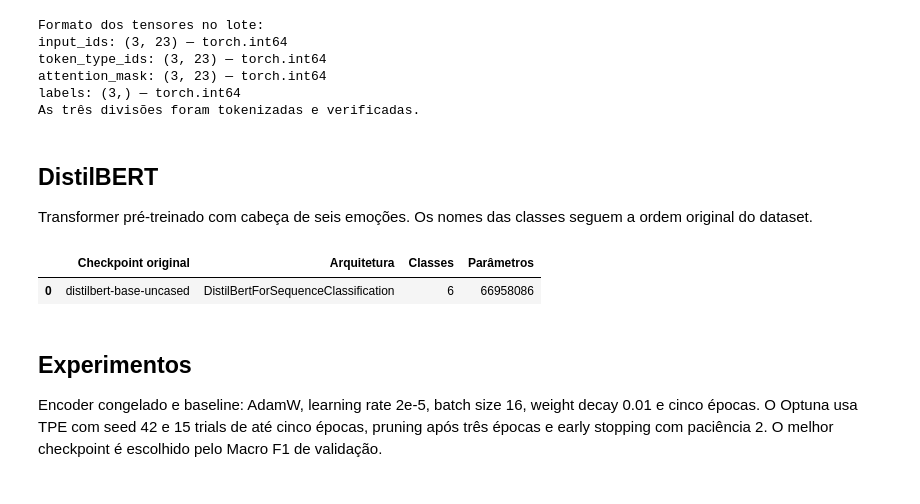
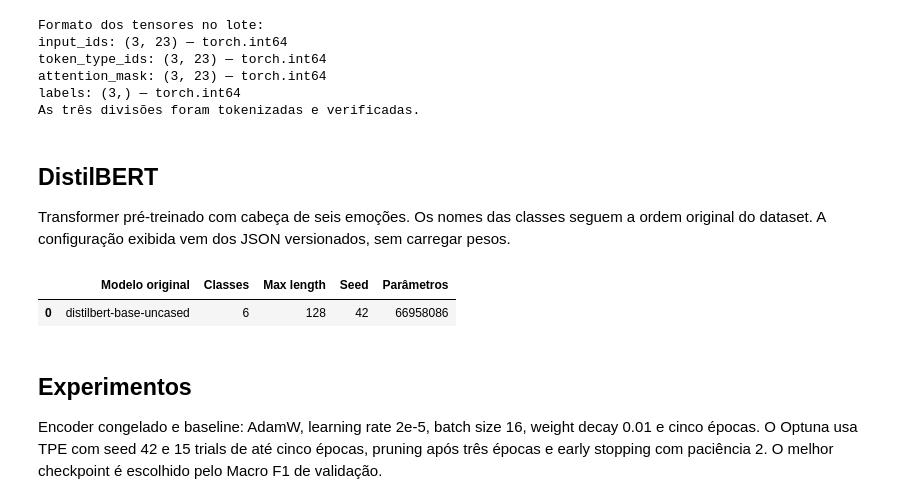
Before and after one commit to DaviSeiji/transformers-rn, a Jupyter notebook: Projeto5_Transformers.ipynb, the cells around one changed output. Cells and saved outputs as stored; diff of their text form; code cells hidden in the pictures.

```diff
--- a/Projeto5_Transformers.ipynb
+++ b/Projeto5_Transformers.ipynb
@@ -316,27 +316,31 @@ As três divisões foram tokenizadas e verificadas.
 ## DistilBERT
 
 Transformer pré-treinado com cabeça de seis emoções. Os nomes das classes seguem a ordem original do dataset.
+A configuração exibida vem dos JSON versionados, sem carregar pesos.
 # %%
 assert nomes_classes == ["sadness", "joy", "love", "anger", "fear", "surprise"]
 id2label = dict(enumerate(nomes_classes))
 label2id = {emocao: indice for indice, emocao in id2label.items()}
 dispositivo = torch.device("cuda" if torch.cuda.is_available() else "cpu")
 
 configuracao_modelo = json.loads(
-    Path("results/baseline/melhor_modelo/config.json").read_text(encoding="utf-8")
+    Path("results/baseline/hiperparametros.json").read_text(encoding="utf-8")
 )
 parametros_modelo = json.loads(
     Path("results/baseline/parametros_modelo.json").read_text(encoding="utf-8")
 )
+assert configuracao_modelo["modelo"] == NOME_MODELO
+assert configuracao_modelo["max_length"] == MAX_LENGTH
 display(pd.DataFrame([{
-    "Checkpoint original": NOME_MODELO,
-    "Arquitetura": configuracao_modelo["architectures"][0],
+    "Modelo original": configuracao_modelo["modelo"],
     "Classes": len(nomes_classes),
+    "Max length": configuracao_modelo["max_length"],
+    "Seed": configuracao_modelo["seed"],
     "Parâmetros": parametros_modelo["totais"],
 }]))
 # %% [output]
-|  | Checkpoint original | Arquitetura | Classes | Parâmetros |
-| 0 | distilbert-base-uncased | DistilBertForSequenceClassification | 6 | 66958086 |
+|  | Modelo original | Classes | Max length | Seed | Parâmetros |
+| 0 | distilbert-base-uncased | 6 | 128 | 42 | 66958086 |
 # %% [markdown]
 ## Experimentos
 
```
Also changed, not shown: parts of 13 cells of this notebook.
